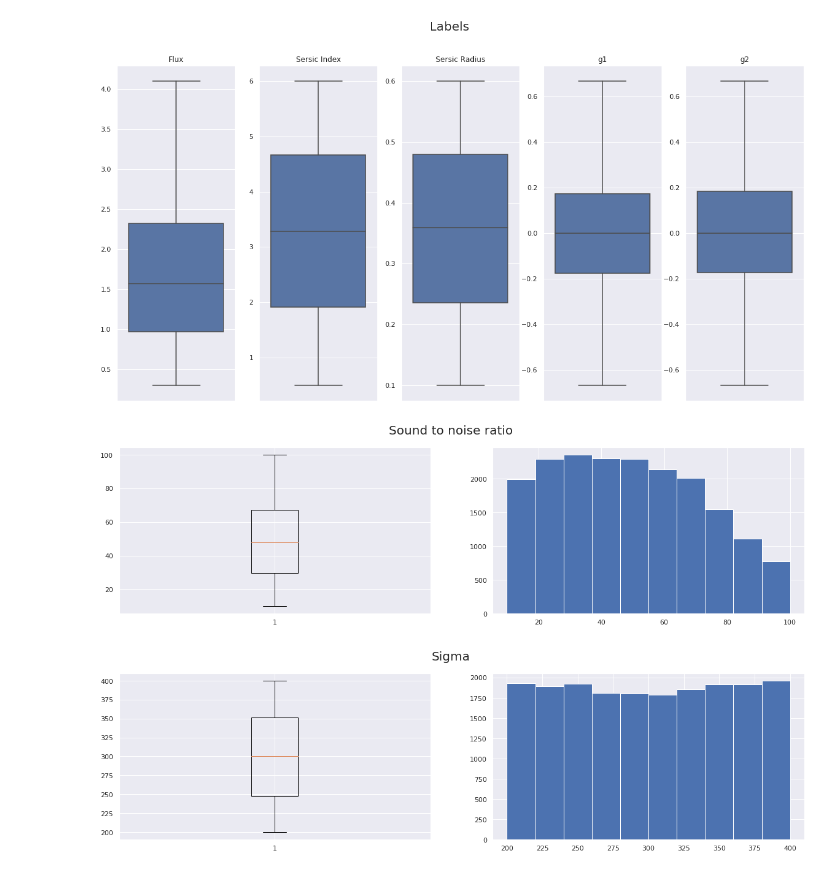
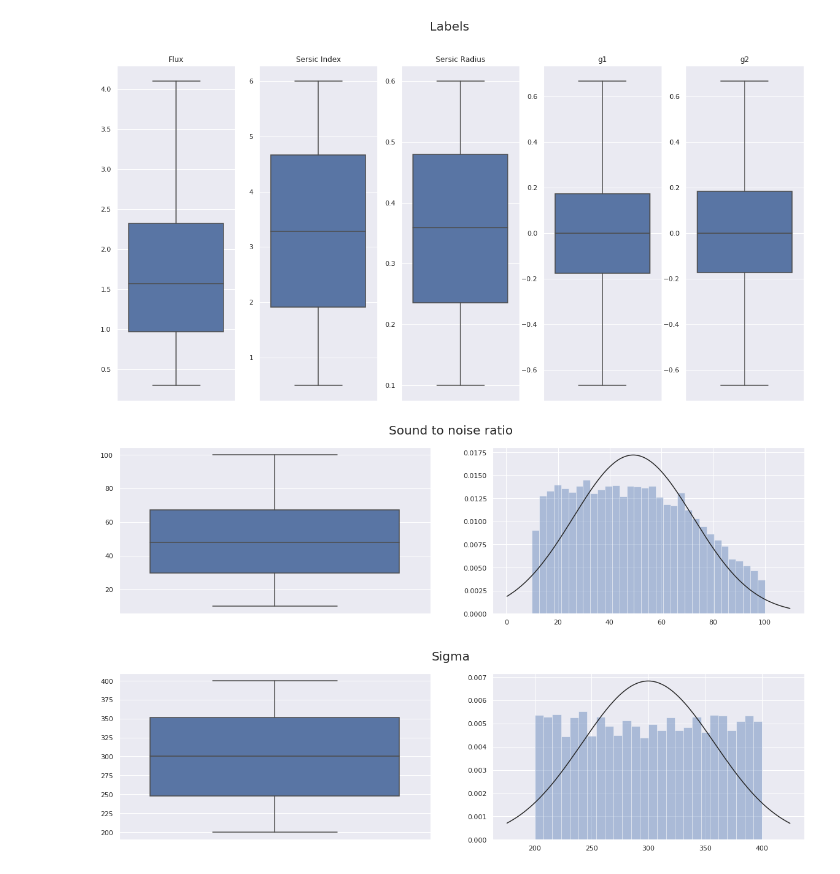
Before and after one commit to asanneh/CS109B_Final_Project_Group_35, a Jupyter notebook: CS109B_Final_Project_Group_35.ipynb, the cells around one changed output. Cells and saved outputs as stored; diff of their text form; code cells hidden in the pictures.

```diff
--- a/CS109B_Final_Project_Group_35.ipynb
+++ b/CS109B_Final_Project_Group_35.ipynb
@@ -142,15 +142,17 @@ plt.show()
 fig, ax = plt.subplots(1,2, figsize=(20,5))
 fig.suptitle('Sound to noise ratio', fontsize=20);
 
-ax[0].boxplot(snr);
-ax[1].hist(snr);
+sns.boxplot(snr, ax=ax[0], orient='v');
+sns.distplot(snr, fit=norm, kde=False, ax=ax[1])
+plt.show()
 # %% [output]
-[figure, old version]
+[figure, new version]
 # %%
 fig, ax = plt.subplots(1,2, figsize=(20,5))
 fig.suptitle('Sigma', fontsize=20);
 
-ax[0].boxplot(sigma);
-ax[1].hist(sigma);
+sns.boxplot(sigma, ax=ax[0], orient='v');
+sns.distplot(sigma, fit=norm, kde=False, ax=ax[1])
+plt.show()
 # %% [output]
-[figure, old version]
+[figure, new version]
```
Also changed, not shown: parts of 1 cell of this notebook.
